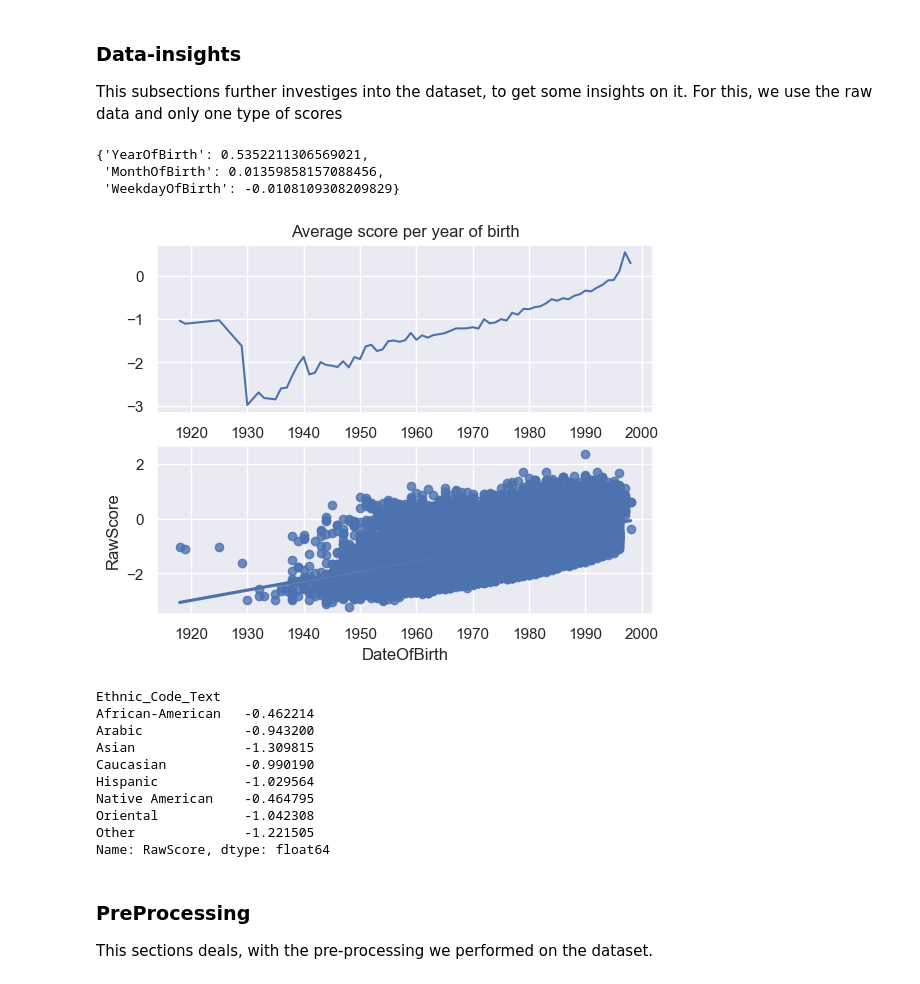
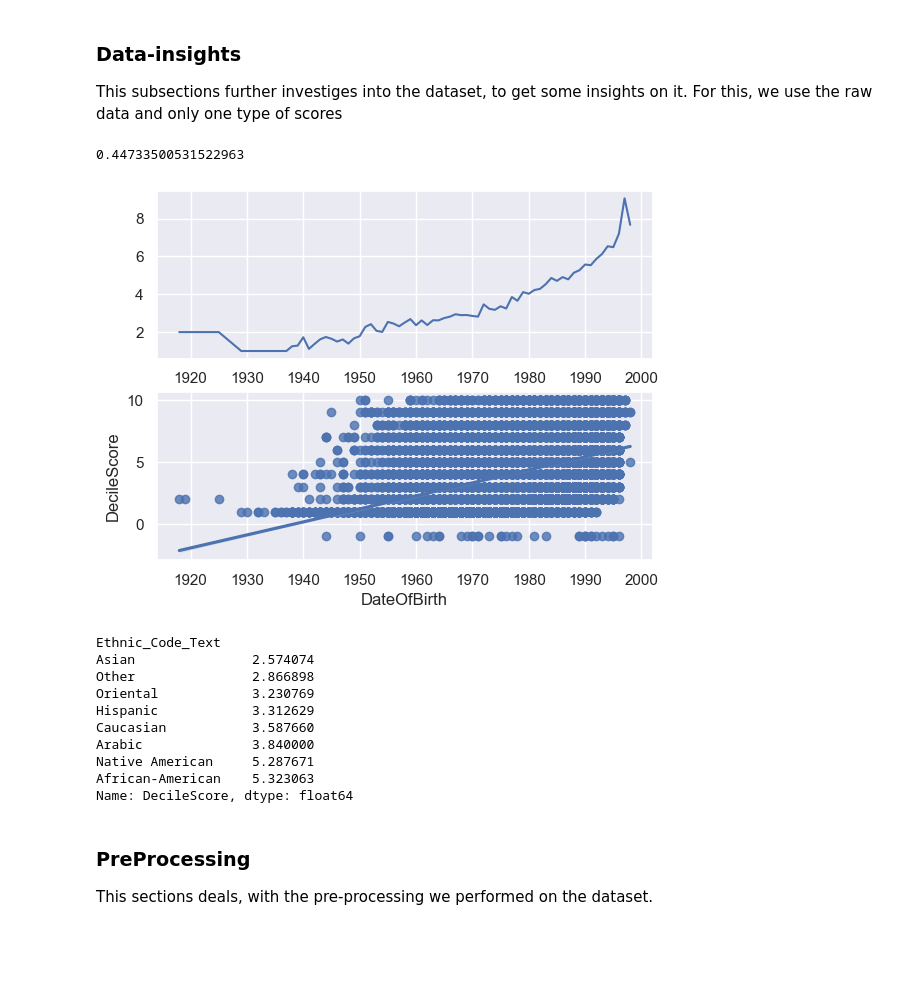
Before and after one commit to mkleinegger/data-synthesizer-evaluation, a Jupyter notebook: notebook.ipynb, the cells around one changed output. Saved outputs shown, nothing was run; the diff lists cells and outputs as text; code cells hidden in the pictures; blank space fills up the shorter version.

```diff
--- a/notebook.ipynb
+++ b/notebook.ipynb
@@ -46,7 +46,7 @@ np.random.seed(random_state)
 ## Dataset
 In this notebook, we perform all action on the COMPASS-dataset. For our usecase we use the un-preprocessed version of it (./compass-scores-raw.csv). Therefore the following cells give a brief insight into the data itself.
 # %%
-file_path = './data/compas-scores-raw.csv'
+file_path = './compas/compas-scores-raw.csv'
 df = pd.read_csv(file_path)
 # %%
 display(df.head())
@@ -120,50 +120,40 @@ This subsections further investiges into the dataset, to get some insights on it
 # %%
 df_insights = df[df['Scale_ID'] == 8]
 # %%
-date_of_birth_timestamp = pd.to_datetime(df_insights['DateOfBirth'], format='%m/%d/%y').dt.strftime('%m/%d/19%y')
-date_of_birth_timestamp = pd.to_datetime(date_of_birth_timestamp, format='%m/%d/%Y')
-df['YearOfBirth'] = date_of_birth_timestamp.dt.year
+df_insights['DateOfBirth'] = pd.to_datetime(df_insights['DateOfBirth'], format='%m/%d/%y').dt.strftime('%m/%d/19%y')
+df_insights['DateOfBirth'] = pd.to_datetime(df_insights['DateOfBirth'], format='%m/%d/%Y')
-# %%
-correlations_with_rawscore = {
-    'YearOfBirth': date_of_birth_timestamp.dt.year.corr(df['RawScore']),
-    'MonthOfBirth': date_of_birth_timestamp.dt.month.corr(df['RawScore']),
-    'WeekdayOfBirth': date_of_birth_timestamp.dt.weekday.corr(df['RawScore'])
-}
-correlations_with_rawscore
-# %% [output]
-{'YearOfBirth': 0.5352211306569021,
- 'MonthOfBirth': 0.01359858157088456,
- 'WeekdayOfBirth': -0.0108109308209829}
+# %%
+df_insights['DateOfBirth'].corr(df['DecileScore'])
+# %% [output]
+0.44733500531522963
 # %%
 import seaborn as sns
 import matplotlib.pyplot as plt
 
 fig, axs = plt.subplots(2)
-average_score_per_year = df_insights.groupby(date_of_birth_timestamp.dt.year)['RawScore'].mean()
+average_score_per_year = df_insights.groupby(df_insights['DateOfBirth'].dt.year)['DecileScore'].mean()
 
 axs[0].plot(average_score_per_year.index, average_score_per_year.values)
-axs[0].set_title('Average score per year of birth')
 
-sns.regplot(x=date_of_birth_timestamp.dt.year, y=df_insights['RawScore'], ax=axs[1])
+sns.regplot(x=df_insights['DateOfBirth'].dt.year, y=df_insights['DecileScore'], ax=axs[1])
 plt.show()
 # %% [output]
-[figure, old version]
+[figure, new version]
 # %%
-df_insights.loc[df['Ethnic_Code_Text'] == 'African-Am', 'Ethnic_Code_Text'] = 'African-American'
+df_insights.loc[df_insights['Ethnic_Code_Text'] == 'African-Am', 'Ethnic_Code_Text'] = 'African-American'
 
-raw_ethnic_score_grouped = df_insights.groupby('Ethnic_Code_Text')['RawScore'].mean()
-raw_ethnic_score_grouped
+df_insights.groupby('Ethnic_Code_Text')['DecileScore'].mean().sort_values()
 # %% [output]
 Ethnic_Code_Text
-African-American   -0.462214
-Arabic             -0.943200
-Asian              -1.309815
-Caucasian          -0.990190
-Hispanic           -1.029564
-Native American    -0.464795
-Oriental           -1.042308
-Other              -1.221505
-Name: RawScore, dtype: float64
+Asian               2.574074
+Other               2.866898
+Oriental            3.230769
+Hispanic            3.312629
+Caucasian           3.587660
+Arabic              3.840000
+Native American     5.287671
+African-American    5.323063
+Name: DecileScore, dtype: float64
 # %% [markdown]
 ### PreProcessing
 This sections deals, with the pre-processing we performed on the dataset.
```
Also changed, not shown: parts of 83 cells of this notebook, 24 other files.
